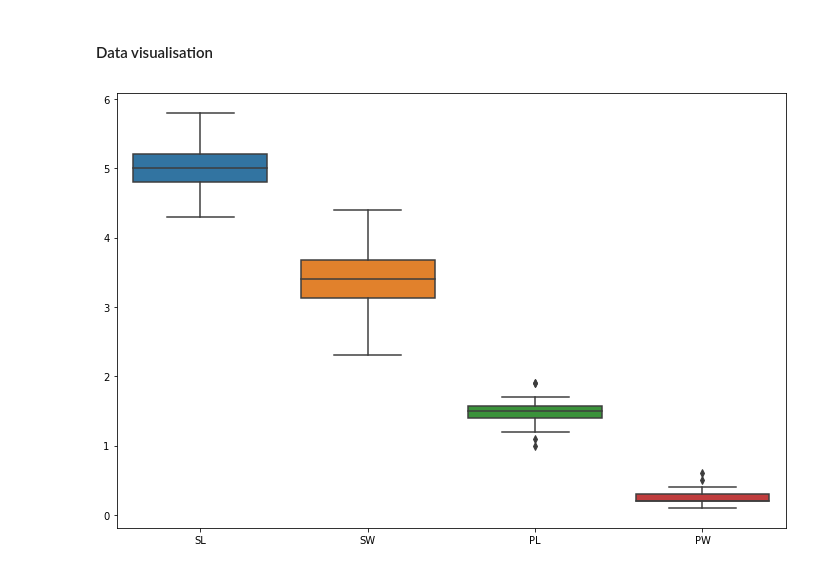
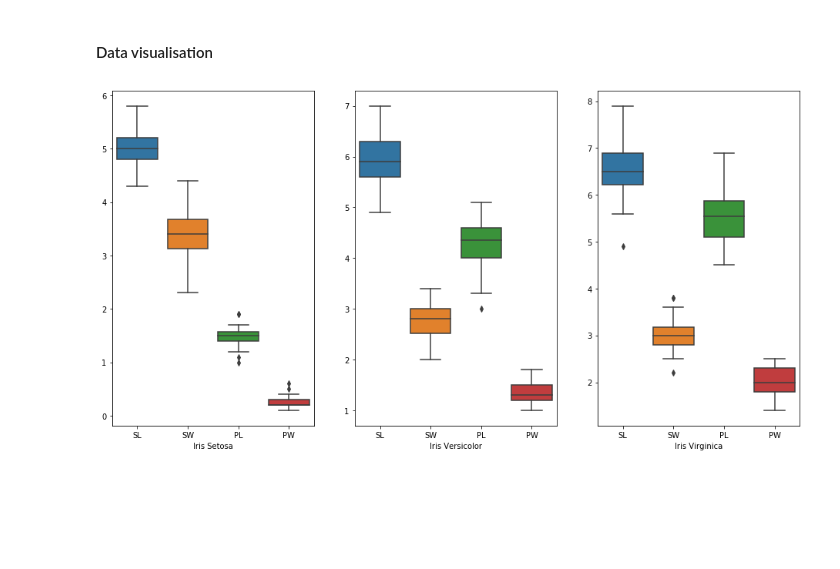
Before and after one commit to andkoc001/PandS-Project2019, a Jupyter notebook: PandS_Project_2019.ipynb, the cells around one changed output. Drawn from its saved outputs; the diff is of its cells as text; code cells hidden in the pictures; blank space fills up the shorter version.

Commit message:
Boxplots and liniear relationship plots added.

```diff
--- a/PandS_Project_2019.ipynb
+++ b/PandS_Project_2019.ipynb
@@ -229,9 +229,18 @@ virgi.describe() # Iris Virginica
 | max | 7.90000 | 3.800000 | 6.900000 | 2.50000 |
 # %% [markdown]
 #### Data visualisation
-# %%
-pl.figure(figsize = (12, 8)) # sets the size of the plots
-sns.boxplot(data=setos) # seaborn library used to generate this plot
-pl.show()
-# %% [output]
-[figure, removed]
+# %%
+pl.subplots(1, 3, sharey=True, figsize = (16, 8))
+pl.subplot(131)
+pl.xlabel("Iris Setosa")
+# pl.ylabel("measurement, cm")
+sns.boxplot(data=setos) # Iris Setosa subset
+pl.subplot(132)
+pl.xlabel("Iris Versicolor")
+sns.boxplot(data=versi) # Iris Versicolor subset
+pl.subplot(133)
+pl.xlabel("Iris Virginica")
+sns.boxplot(data=virgi) # Iris Virginica subset
+pl.show()
+# %% [output]
+[figure, added]
```
Also changed, not shown: parts of 6 cells of this notebook.
